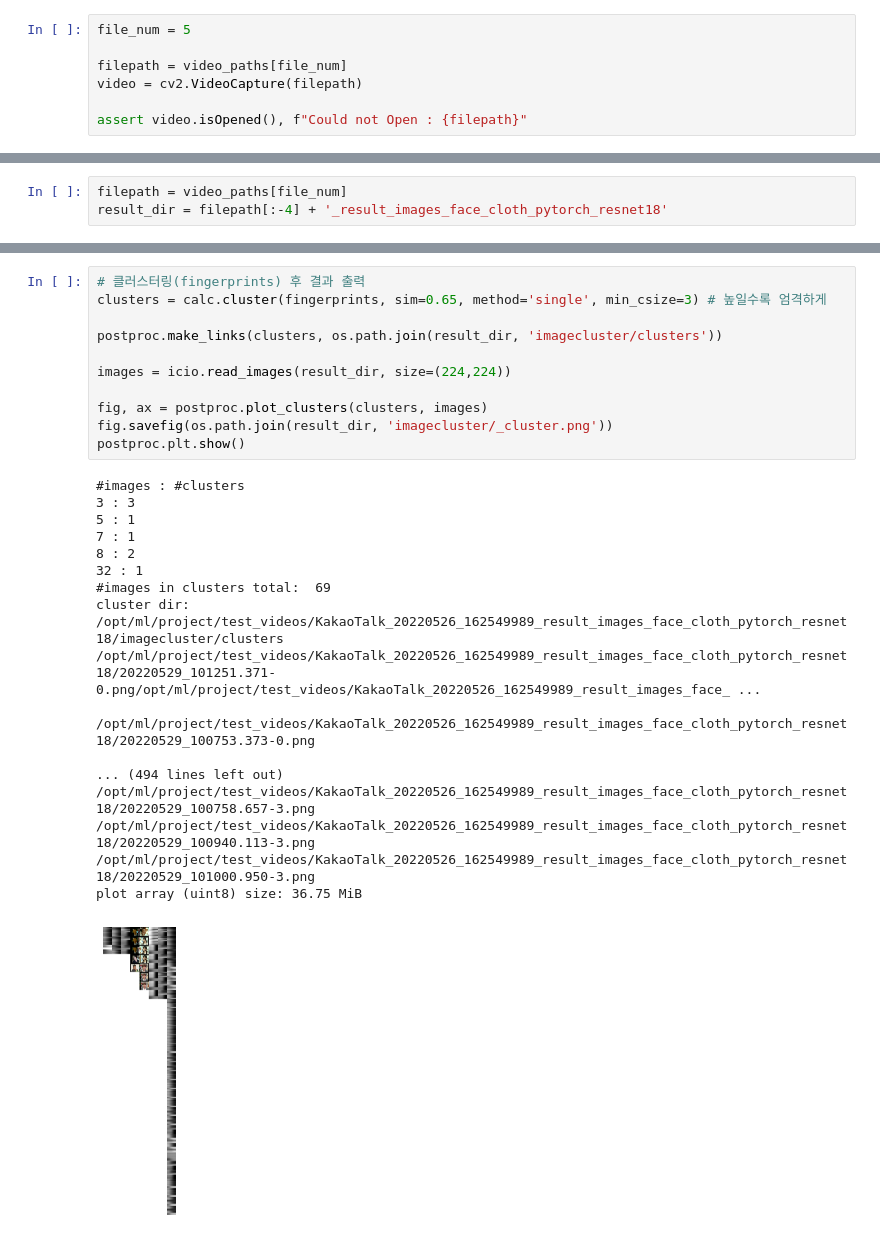
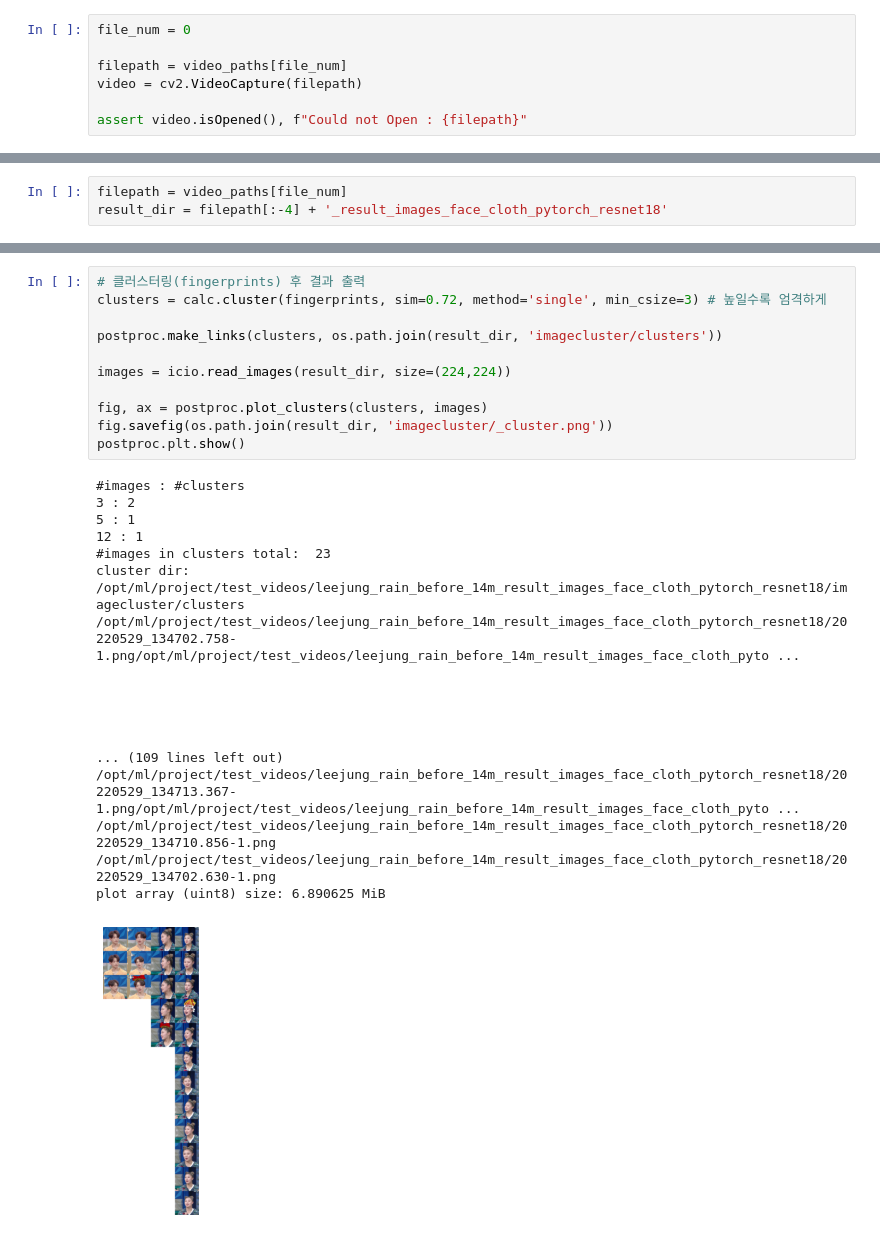
Before and after one commit to boostcampaitech3/final-project-level3-cv-10, a Jupyter notebook: imagecluster/person_clustering.ipynb, the cells around one changed output, grey strips where cells are left out. Cells and saved outputs as stored; diff of their text form.

Commit message:
[FEAT] Clustering with batch - 2

```diff
--- a/imagecluster/person_clustering.ipynb
+++ b/imagecluster/person_clustering.ipynb
@@ -71,7 +71,7 @@ video_paths = {
     5: "/opt/ml/project/test_videos/KakaoTalk_20220526_162549989.mp4",
 }
 # %%
-file_num = 5
+file_num = 0
 
 filepath = video_paths[file_num]
 video = cv2.VideoCapture(filepath)
@@ -293,30 +294,30 @@ print(fingerprints)
 # %%
 # 클러스터링(fingerprints) 후 결과 출력
-clusters = calc.cluster(fingerprints, sim=0.65, method='single', min_csize=3) # 높일수록 엄격하게
+clusters = calc.cluster(fingerprints, sim=0.72, method='single', min_csize=3) # 높일수록 엄격하게
 
 postproc.make_links(clusters, os.path.join(result_dir, 'imagecluster/clusters'))
 
 images = icio.read_images(result_dir, size=(224,224))
 
 fig, ax = postproc.plot_clusters(clusters, images)
 fig.savefig(os.path.join(result_dir, 'imagecluster/_cluster.png'))
 postproc.plt.show()
 # %% [output]
 #images : #clusters
-3 : 3
+3 : 2
 5 : 1
-7 : 1
-8 : 2
-32 : 1
-#images in clusters total:  69
-cluster dir: /opt/ml/project/test_videos/KakaoTalk_20220526_162549989_result_images_face_cloth_pytorch_resnet18/imagecluster/clusters
-/opt/ml/project/test_videos/KakaoTalk_20220526_162549989_result_images_face_cloth_pytorch_resnet18/20220529_101251.371-0.png/opt/ml/project/test_videos/KakaoTalk_20220526_162549989_result_images_face_ ...
+12 : 1
+#images in clusters total:  23
+cluster dir: /opt/ml/project/test_videos/leejung_rain_before_14m_result_images_face_cloth_pytorch_resnet18/imagecluster/clusters
+/opt/ml/project/test_videos/leejung_rain_before_14m_result_images_face_cloth_pytorch_resnet18/20220529_134702.758-1.png/opt/ml/project/test_videos/leejung_rain_before_14m_result_images_face_cloth_pyto ...
 
-/opt/ml/project/test_videos/KakaoTalk_20220526_162549989_result_images_face_cloth_pytorch_resnet18/20220529_100753.373-0.png
 
-... (494 lines left out)
-/opt/ml/project/test_videos/KakaoTalk_20220526_162549989_result_images_face_cloth_pytorch_resnet18/20220529_100758.657-3.png
-/opt/ml/project/test_videos/KakaoTalk_20220526_162549989_result_images_face_cloth_pytorch_resnet18/20220529_100940.113-3.png
-/opt/ml/project/test_videos/KakaoTalk_20220526_162549989_result_images_face_cloth_pytorch_resnet18/20220529_101000.950-3.png
-plot array (uint8) size: 36.75 MiB
+
+
+
+... (109 lines left out)
+/opt/ml/project/test_videos/leejung_rain_before_14m_result_images_face_cloth_pytorch_resnet18/20220529_134713.367-1.png/opt/ml/project/test_videos/leejung_rain_before_14m_result_images_face_cloth_pyto ...
+/opt/ml/project/test_videos/leejung_rain_before_14m_result_images_face_cloth_pytorch_resnet18/20220529_134710.856-1.png
+/opt/ml/project/test_videos/leejung_rain_before_14m_result_images_face_cloth_pytorch_resnet18/20220529_134702.630-1.png
+plot array (uint8) size: 6.890625 MiB
-[figure, old version]
+[figure, new version]
```
Also changed, not shown: parts of 5 cells of this notebook, 2 other files.
